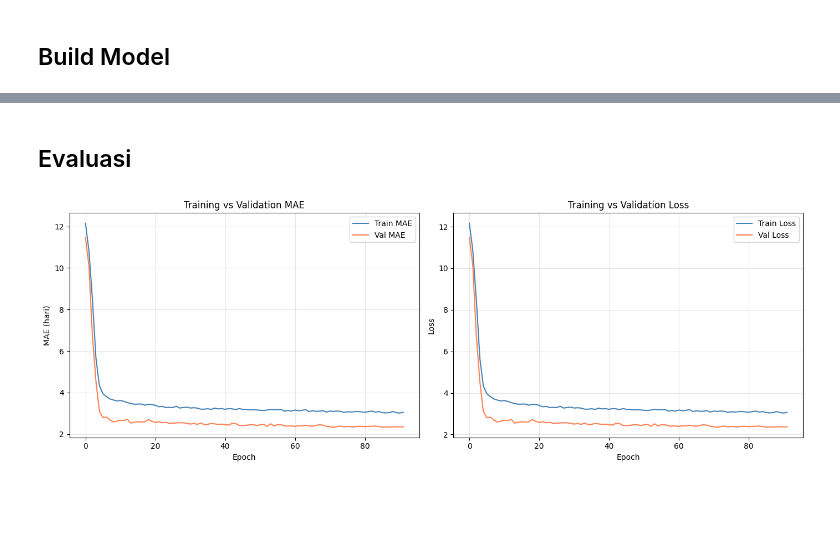
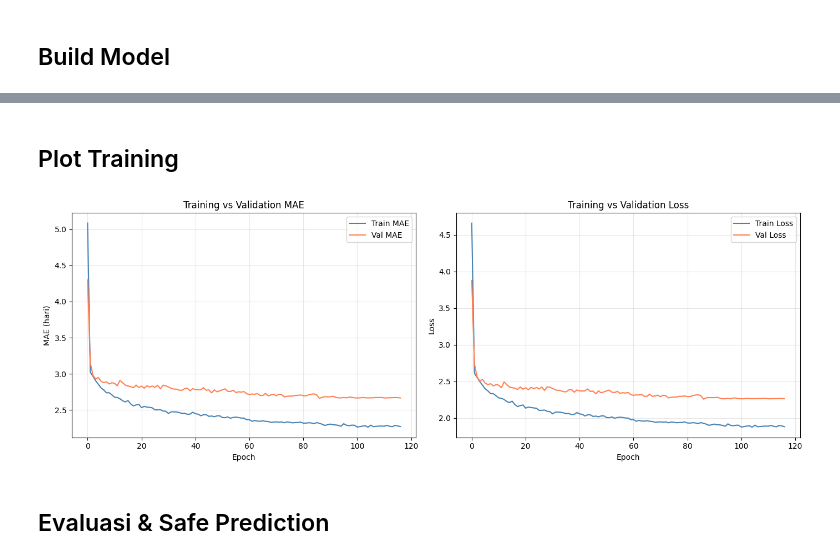
Before and after one commit to wastefy/wastefy-ai-service, a Jupyter notebook: regression_model.ipynb, the cells around one changed output, grey strips where cells are left out. Saved outputs shown, nothing was run; the diff lists cells and outputs as text; code cells hidden in the pictures; blank space fills up the shorter version.

Commit message:
refactor(model): rewrite prediction pipeline with new feature engineering approach

```diff
--- a/regression_model.ipynb
+++ b/regression_model.ipynb
@@ -173,2 +156,31 @@ Weight range: 1.0000 – 1.0000
+# %%
+# Fit encoder pada data asli agar kelas konsisten saat inference
+encoders = {}
+for col in CATEGORICAL_COLS:
+    le = LabelEncoder()
+    le.fit(df[col])
+    encoders[col] = le
+
+def encode_df(dataframe, encoders):
+    df_enc = dataframe.copy()
+    for col, le in encoders.items():
+        df_enc[col] = le.transform(df_enc[col])
+    return df_enc
+
+df_aug_enc  = encode_df(df_aug, encoders)
+df_orig_enc = encode_df(engineer_features(df), encoders)
+
+# Data augmented -> untuk training
+X_all = df_aug_enc[FEATURE_COLS].values.astype(np.float32)
+y_all = df_aug_enc["sisa_hari"].values.astype(np.float32)
+
+# Data original -> untuk evaluasi test
+X_orig = df_orig_enc[FEATURE_COLS].values.astype(np.float32)
+y_orig = df_orig_enc["sisa_hari"].values.astype(np.float32)
+
+# RobustScaler: tahan terhadap outlier
+scaler = RobustScaler()
+X_all_scaled  = scaler.fit_transform(X_all)
+X_orig_scaled = scaler.transform(X_orig)
 # %% [markdown]
 ## Split Data
@@ -330,27 +335,22 @@ Training selesai!
+# %% [markdown]
+## Plot Training
+# %%
+fig, axes = plt.subplots(1, 2, figsize=(14, 5))
+axes[0].plot(history.history['mae'],     label='Train MAE', color='steelblue')
+axes[0].plot(history.history['val_mae'], label='Val MAE',   color='coral')
+axes[0].set_title('Training vs Validation MAE')
+axes[0].set_xlabel('Epoch'); axes[0].set_ylabel('MAE (hari)')
+axes[0].legend(); axes[0].grid(alpha=0.3)
+
+axes[1].plot(history.history['loss'],     label='Train Loss', color='steelblue')
+axes[1].plot(history.history['val_loss'], label='Val Loss',   color='coral')
+axes[1].set_title('Training vs Validation Loss')
+axes[1].set_xlabel('Epoch'); axes[1].set_ylabel('Loss')
+axes[1].legend(); axes[1].grid(alpha=0.3)
+
+plt.tight_layout()
+plt.show()
+# %% [output]
+[figure, added]
 # %% [markdown]
-## Evaluasi
+## Evaluasi & Safe Prediction
-# %%
-fig, axes = plt.subplots(1, 2, figsize=(14, 5))
-
-# MAE
-axes[0].plot(history.history['mae'], label='Train MAE', color='steelblue')
-axes[0].plot(history.history['val_mae'], label='Val MAE', color='coral')
-axes[0].set_title('Training vs Validation MAE')
-axes[0].set_xlabel('Epoch')
-axes[0].set_ylabel('MAE (hari)')
-axes[0].legend()
-axes[0].grid(alpha=0.3)
-
-# Loss
-axes[1].plot(history.history['loss'], label='Train Loss', color='steelblue')
-axes[1].plot(history.history['val_loss'], label='Val Loss', color='coral')
-axes[1].set_title('Training vs Validation Loss')
-axes[1].set_xlabel('Epoch')
-axes[1].set_ylabel('Loss')
-axes[1].legend()
-axes[1].grid(alpha=0.3)
-
-plt.tight_layout()
-plt.show()
-# %% [output]
-[figure, removed]
```
Also changed, not shown: parts of 35 cells of this notebook, 2 other files.
